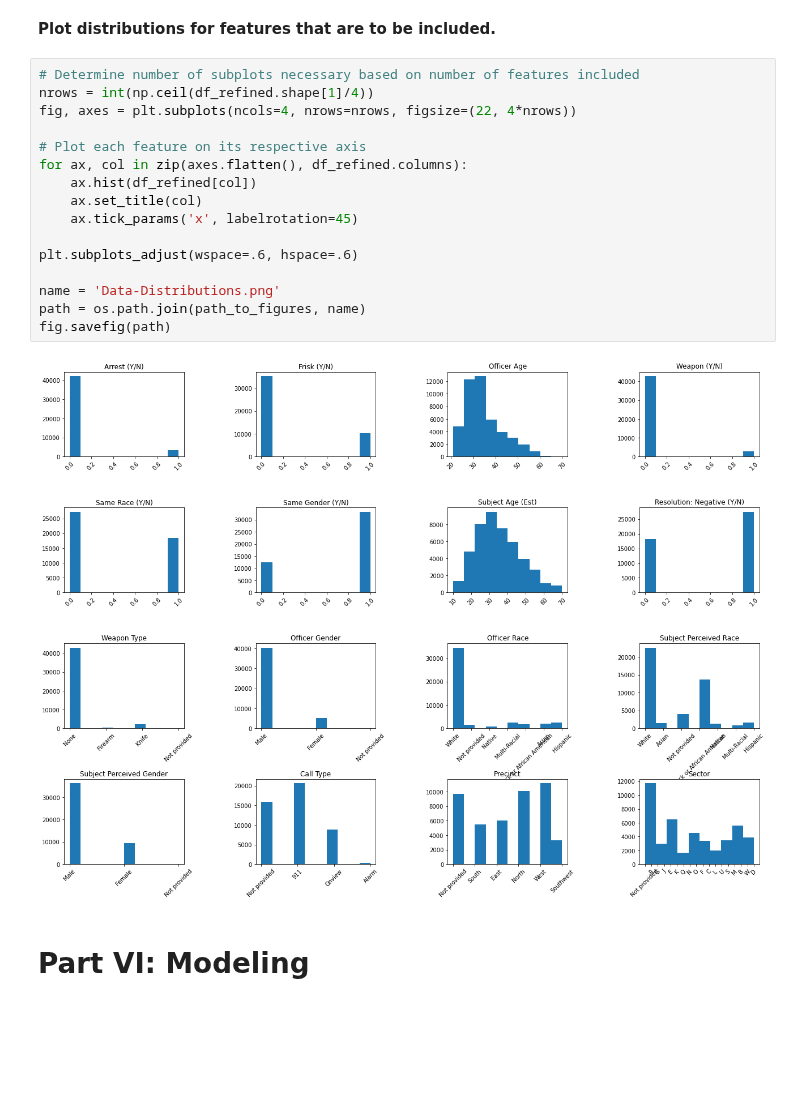
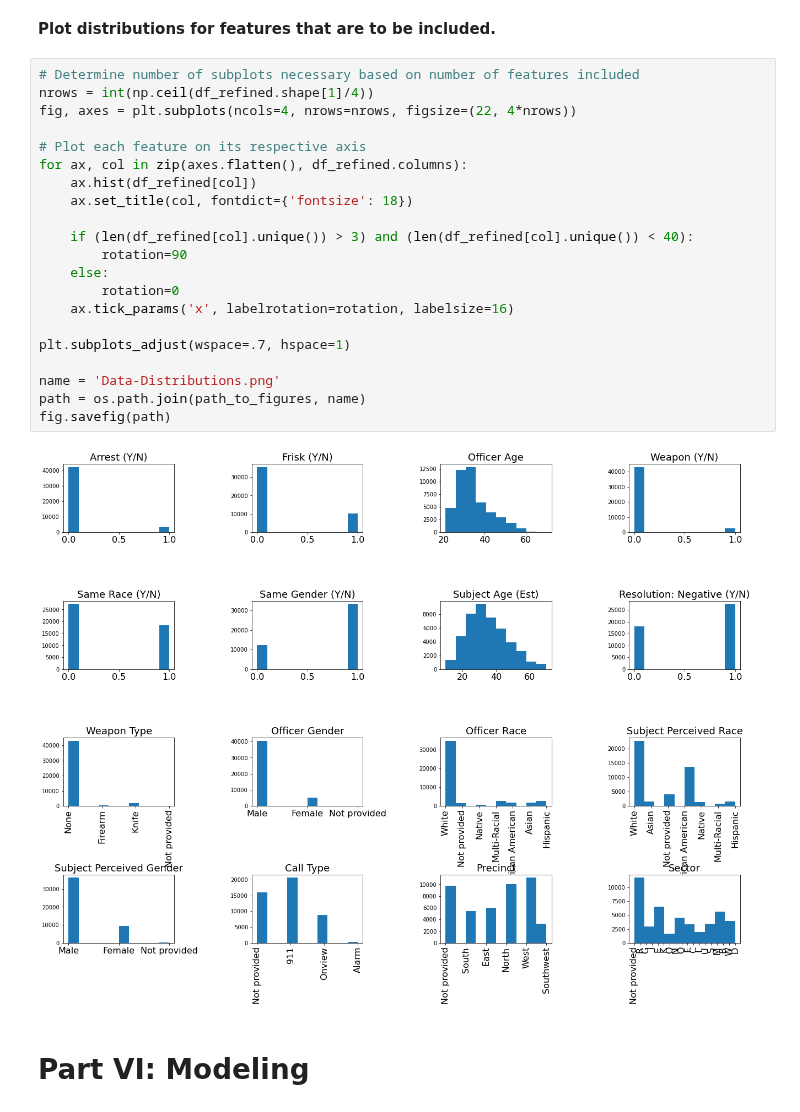
Before and after one commit to sethnlewis/Policing-Bias, a Jupyter notebook: notebooks/final_notebook.ipynb, the cells around one changed output. Saved outputs shown, nothing was run; the diff lists cells and outputs as text; blank space fills up the shorter version.

Commit message:
Figure updates for README consistent formatting

```diff
--- a/notebooks/final_notebook.ipynb
+++ b/notebooks/final_notebook.ipynb
@@ -497,21 +497,26 @@ Including: Sector
 # %%
 # Determine number of subplots necessary based on number of features included
 nrows = int(np.ceil(df_refined.shape[1]/4))
 fig, axes = plt.subplots(ncols=4, nrows=nrows, figsize=(22, 4*nrows))
 
 # Plot each feature on its respective axis
 for ax, col in zip(axes.flatten(), df_refined.columns):
     ax.hist(df_refined[col])
-    ax.set_title(col)
-    ax.tick_params('x', labelrotation=45)
+    ax.set_title(col, fontdict={'fontsize': 18})
 
-plt.subplots_adjust(wspace=.6, hspace=.6)
+    if (len(df_refined[col].unique()) > 3) and (len(df_refined[col].unique()) < 40):
+        rotation=90
+    else:
+        rotation=0
+    ax.tick_params('x', labelrotation=rotation, labelsize=16)
+
+plt.subplots_adjust(wspace=.7, hspace=1)
 
 name = 'Data-Distributions.png'
 path = os.path.join(path_to_figures, name)
 fig.savefig(path)
 # %% [output]
-[figure, old version]
+[figure, new version]
 # %% [markdown]
 # Part VI: Modeling
 # %% [markdown]
```
Also changed, not shown: parts of 2 cells of this notebook, 5 other files.
